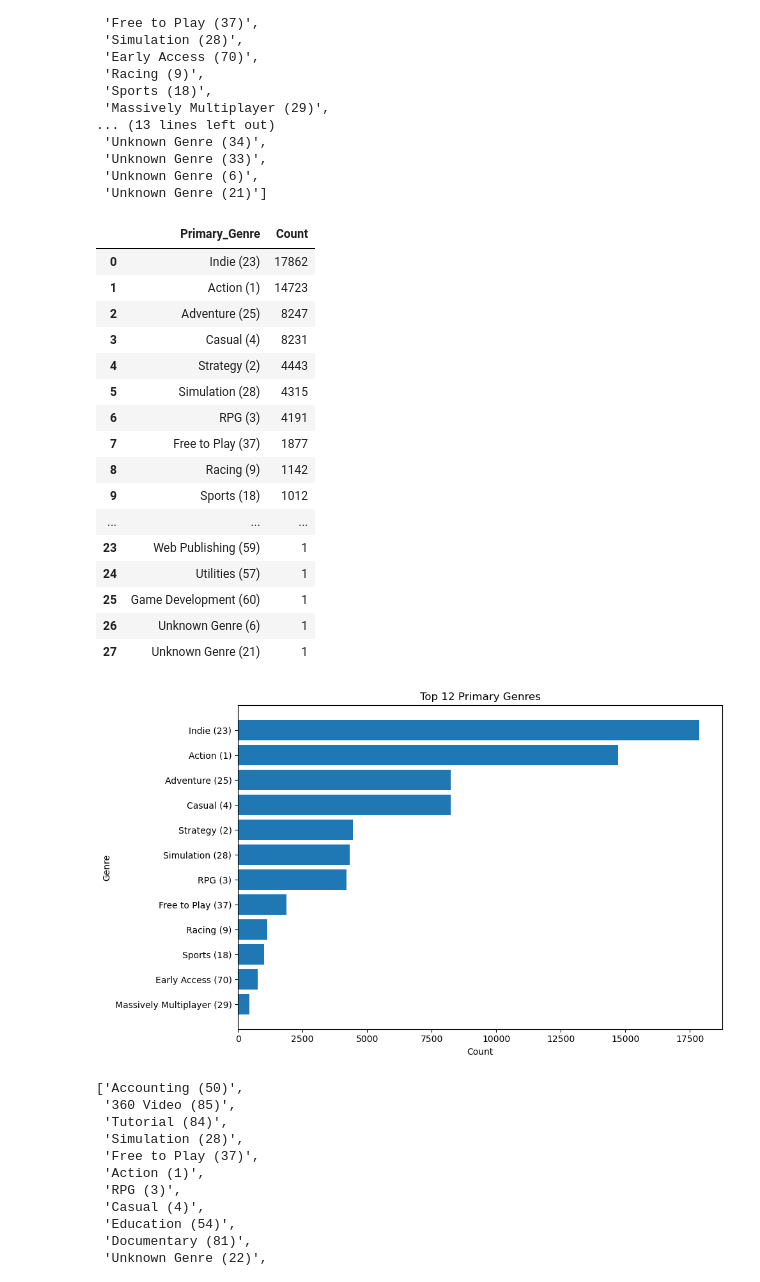
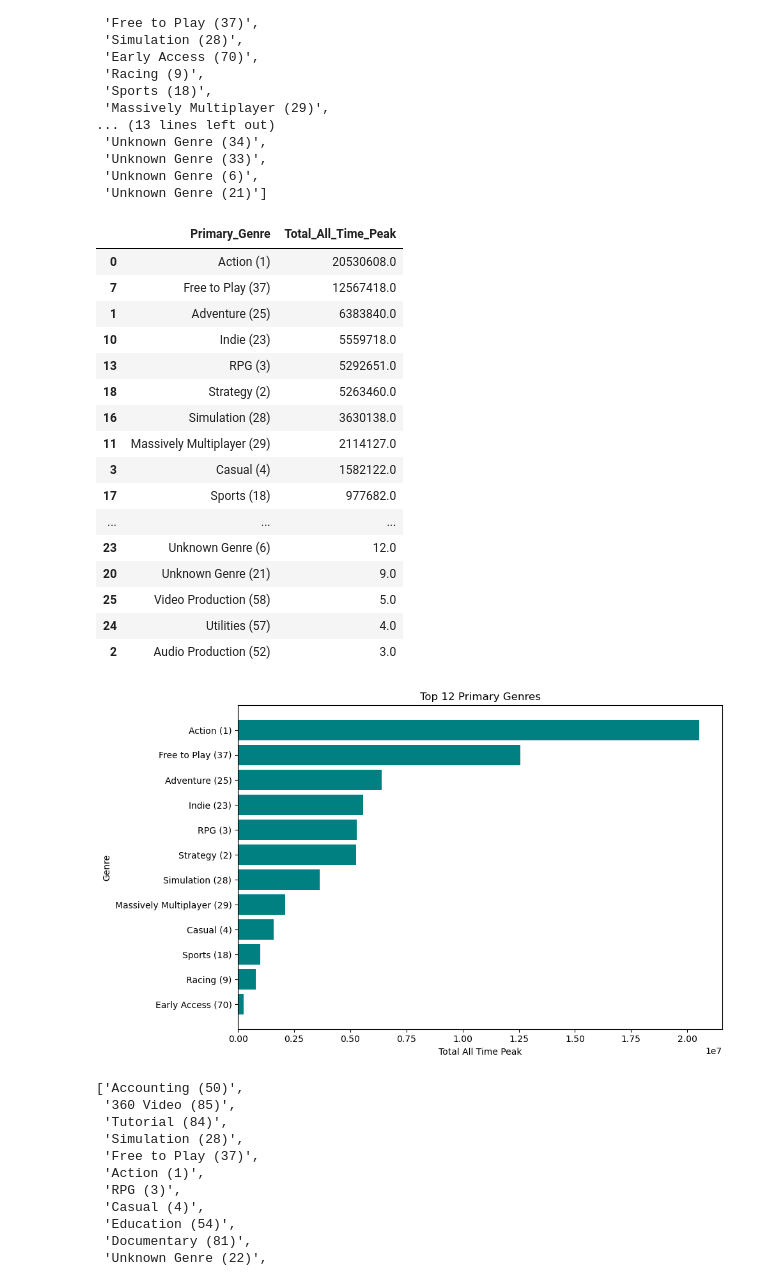
Before and after one commit to chrisalcala182/ISDA111_Final_Project, a Jupyter notebook: ISDA111_Group_FInal.ipynb, the cells around one changed output. Saved outputs shown, nothing was run; the diff lists cells and outputs as text; code cells hidden in the pictures.

```diff
--- a/ISDA111_Group_FInal.ipynb
+++ b/ISDA111_Group_FInal.ipynb
@@ -280,3 +282,19 @@ publisher                  461
 all_time_peak                0
 all_time_peak_date           6
 dtype: int64
+# %%
+# What is the game that reached the highest peak player count?
+# Finding the most popular game for each year based on all_time_peak
+
+df2["all_time_peak_date"] = pd.to_datetime(df2["all_time_peak_date"], errors="coerce")
+df2["peak_year"] = df2["all_time_peak_date"].dt.year
+
+df2 = df2.dropna(subset=["peak_year"])
+df2["peak_year"] = df2["peak_year"].astype(int)
+
+idx = df2.groupby("peak_year")["all_time_peak"].idxmax()
+
+yearly_peak_df = df2.loc[idx, ["peak_year", "game", "all_time_peak", "all_time_peak_date"]]
+yearly_peak_df = yearly_peak_df.sort_values("peak_year").reset_index(drop=True)
+
+yearly_peak_df
@@ -301,51 +338,55 @@ df2["primary_genre"].unique().tolist()
  'Unknown Genre (6)',
  'Unknown Genre (21)']
 # %%
-#This shows the number of games in each primary genre category.
+# What are the most popular steam game genres?
+# Rank genres by all_time_peak users
 
-# Count occurrences of each unique primary_genre
-genre_df = df2["primary_genre"].value_counts().reset_index()
+genre_df = (
+    df2.groupby("primary_genre")["all_time_peak"]
+       .sum()
+       .reset_index()
+       .sort_values(by="all_time_peak", ascending=False)
+)
 
-# Rename columns for clarity
-genre_df.columns = ["Primary_Genre", "Count"]
+genre_df.columns = ["Primary_Genre", "Total_All_Time_Peak"]
 
 genre_df
 # %% [output]
-|  | Primary_Genre | Count |
-| 0 | Indie (23) | 17862 |
-| 1 | Action (1) | 14723 |
-| 2 | Adventure (25) | 8247 |
-| 3 | Casual (4) | 8231 |
-| 4 | Strategy (2) | 4443 |
-| 5 | Simulation (28) | 4315 |
-| 6 | RPG (3) | 4191 |
-| 7 | Free to Play (37) | 1877 |
-| 8 | Racing (9) | 1142 |
-| 9 | Sports (18) | 1012 |
+|  | Primary_Genre | Total_All_Time_Peak |
+| 0 | Action (1) | 20530608.0 |
+| 7 | Free to Play (37) | 12567418.0 |
+| 1 | Adventure (25) | 6383840.0 |
+| 10 | Indie (23) | 5559718.0 |
+| 13 | RPG (3) | 5292651.0 |
+| 18 | Strategy (2) | 5263460.0 |
+| 16 | Simulation (28) | 3630138.0 |
+| 11 | Massively Multiplayer (29) | 2114127.0 |
+| 3 | Casual (4) | 1582122.0 |
+| 17 | Sports (18) | 977682.0 |
 | ... | ... | ... |
-| 23 | Web Publishing (59) | 1 |
-| 24 | Utilities (57) | 1 |
-| 25 | Game Development (60) | 1 |
-| 26 | Unknown Genre (6) | 1 |
-| 27 | Unknown Genre (21) | 1 |
+| 23 | Unknown Genre (6) | 12.0 |
+| 20 | Unknown Genre (21) | 9.0 |
+| 25 | Video Production (58) | 5.0 |
+| 24 | Utilities (57) | 4.0 |
+| 2 | Audio Production (52) | 3.0 |
 # %%
-#list of the top 12 genres
+# What are the most popular steam game genres?
+# list of the top 12 genres by all_time_peak users
 
-# Select top 12 genres
 top12 = genre_df.head(12)
 
 plt.figure(figsize=(10, 6))
-plt.barh(top12["Primary_Genre"], top12["Count"])
+plt.barh(top12["Primary_Genre"], top12["Total_All_Time_Peak"], color='teal')
 plt.gca().invert_yaxis()
 
 plt.title("Top 12 Primary Genres")
-plt.xlabel("Count")
+plt.xlabel("Total All Time Peak")
 plt.ylabel("Genre")
 
 plt.tight_layout()
 plt.show()
 # %% [output]
-[figure, old version]
+[figure, new version]
 # %%
 #list of all unique store genres
 
```
Also changed, not shown: parts of 9 cells of this notebook.
